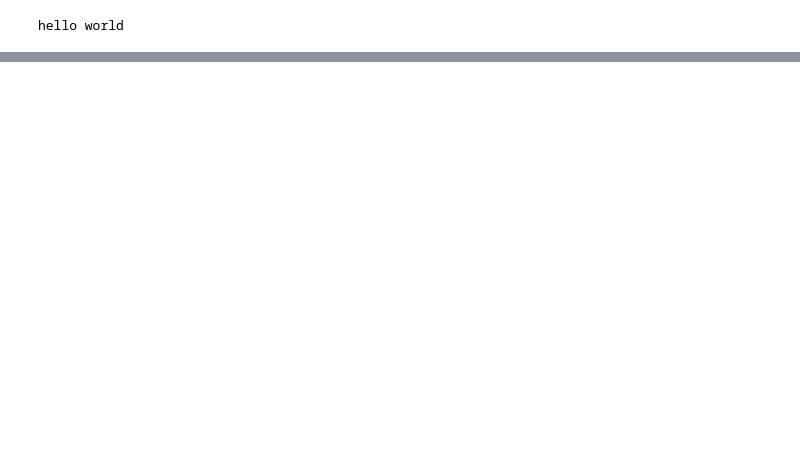
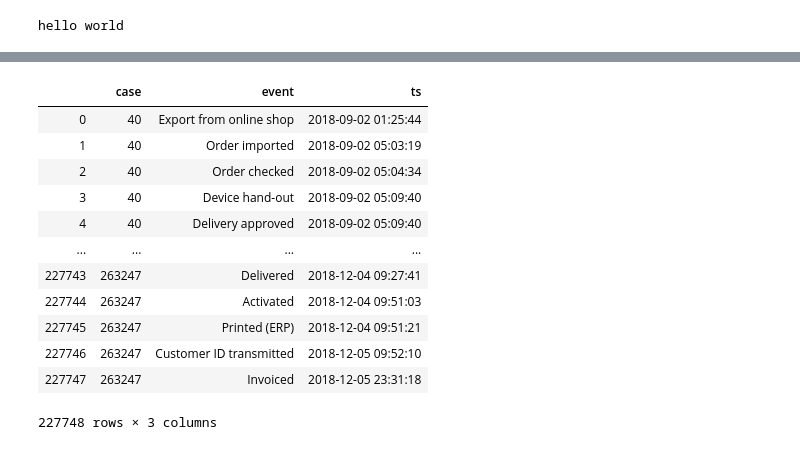
Before and after one commit to TaiLinhDu/PSE_WS1920, a Jupyter notebook: Data-out/alleTabellen.ipynb, the cells around one changed output, grey strips where cells are left out. Cells and saved outputs as stored; diff of their text form; code cells hidden in the pictures; blank space fills up the shorter version.

```diff
--- a/Data-out/alleTabellen.ipynb
+++ b/Data-out/alleTabellen.ipynb
@@ -32,4 +111,18 @@ d1
 # %%
-d2 = pd.read_csv(r"C:\Users\firat\PSE\Data-out\hda_dataset_uniform_random_2.csv")
+d2 = pd.read_csv(r"hda_dataset_uniform_random_2.csv")
 d2
+# %% [output]
+|  | case | event | ts |
+| 0 | 40 | Export from online shop | 2018-09-02 01:25:44 |
+| 1 | 40 | Order imported | 2018-09-02 05:03:19 |
+| 2 | 40 | Order checked | 2018-09-02 05:04:34 |
+| 3 | 40 | Device hand-out | 2018-09-02 05:09:40 |
+| 4 | 40 | Delivery approved | 2018-09-02 05:09:40 |
+| ... | ... | ... | ... |
+| 227743 | 263247 | Delivered | 2018-12-04 09:27:41 |
+| 227744 | 263247 | Activated | 2018-12-04 09:51:03 |
+| 227745 | 263247 | Printed (ERP) | 2018-12-04 09:51:21 |
+| 227746 | 263247 | Customer ID transmitted | 2018-12-05 09:52:10 |
+| 227747 | 263247 | Invoiced | 2018-12-05 23:31:18 |
+227748 rows × 3 columns
 # %%
```
Also changed, not shown: parts of 14 cells of this notebook.
